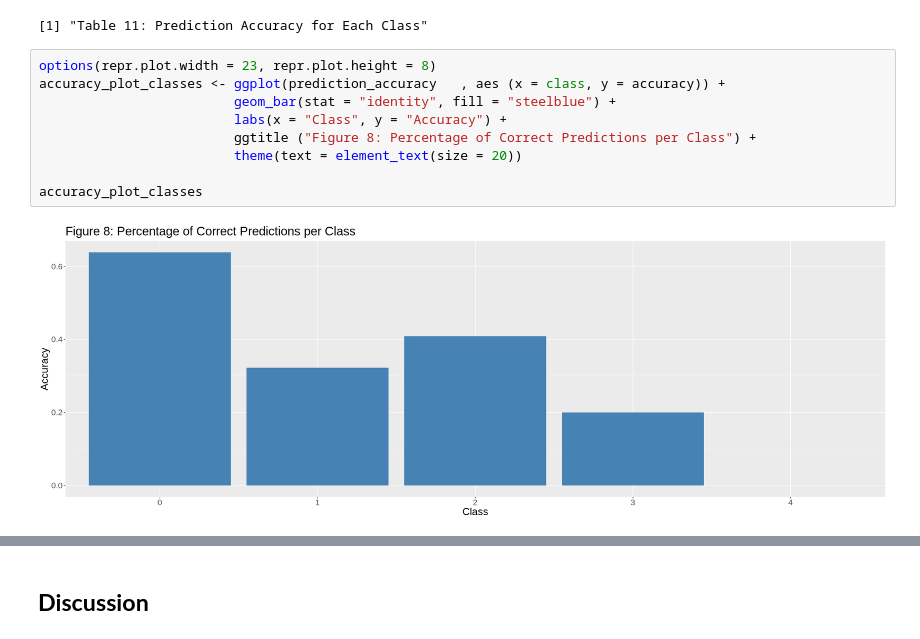
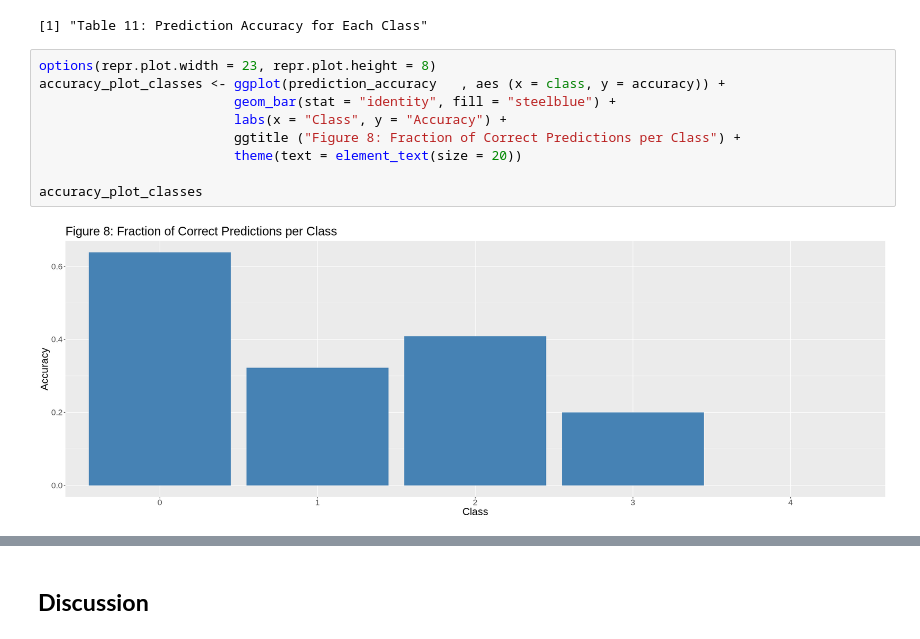
Before and after one commit to sachit-sharma/dsci-100-group-project-group53, a Jupyter notebook: project_report.ipynb, the cells around one changed output, grey strips where cells are left out. Saved outputs shown, nothing was run; the diff lists cells and outputs as text.

```diff
--- a/project_report.ipynb
+++ b/project_report.ipynb
@@ -615,11 +615,11 @@ A tibble: 5 × 4
 # %%
 options(repr.plot.width = 23, repr.plot.height = 8)
 accuracy_plot_classes <- ggplot(prediction_accuracy   , aes (x = class, y = accuracy)) +
                          geom_bar(stat = "identity", fill = "steelblue") +
                          labs(x = "Class", y = "Accuracy") +
-                         ggtitle ("Figure 8: Percentage of Correct Predictions per Class") +
+                         ggtitle ("Figure 8: Fraction of Correct Predictions per Class") +
                          theme(text = element_text(size = 20))
 
 accuracy_plot_classes
 # %% [output]
-[figure, old version]
+[figure, new version]
```
Also changed, not shown: parts of 2 cells of this notebook.
